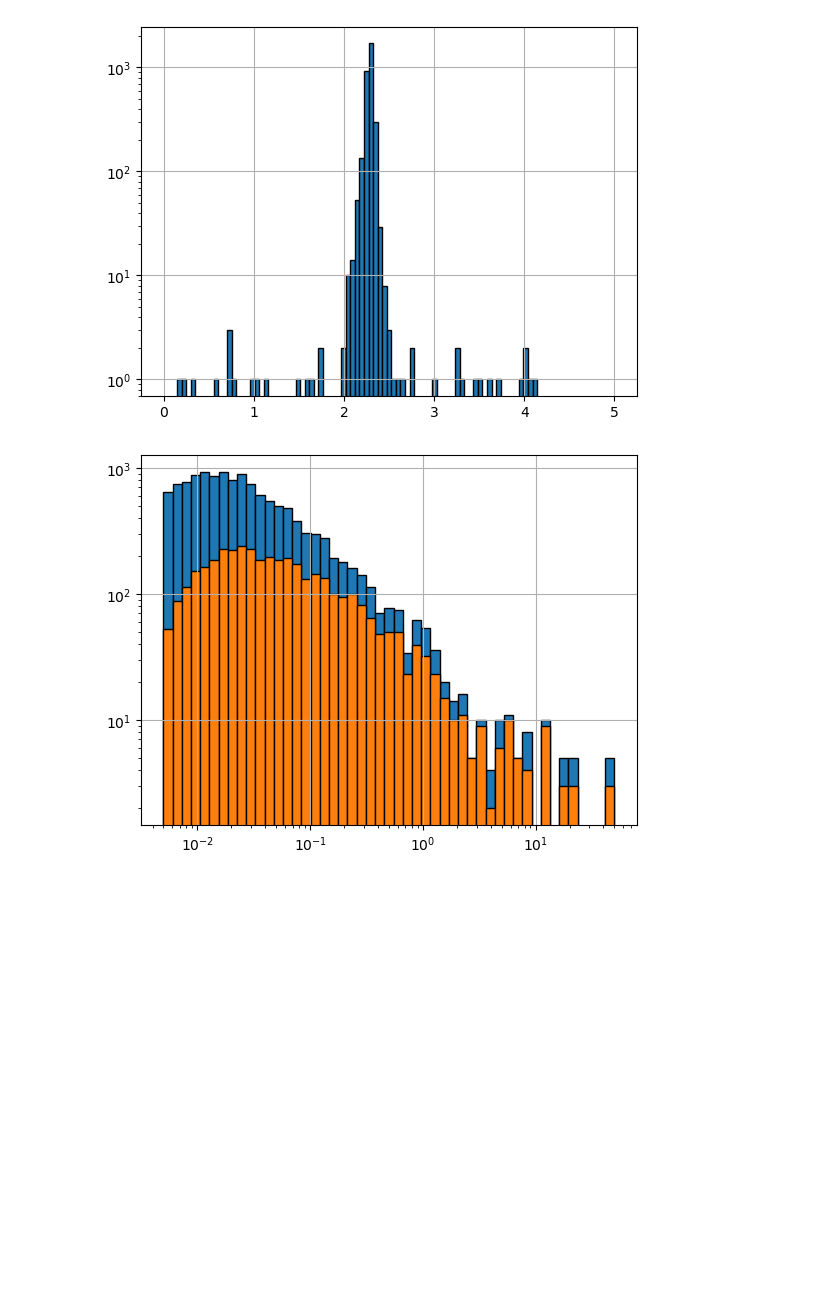
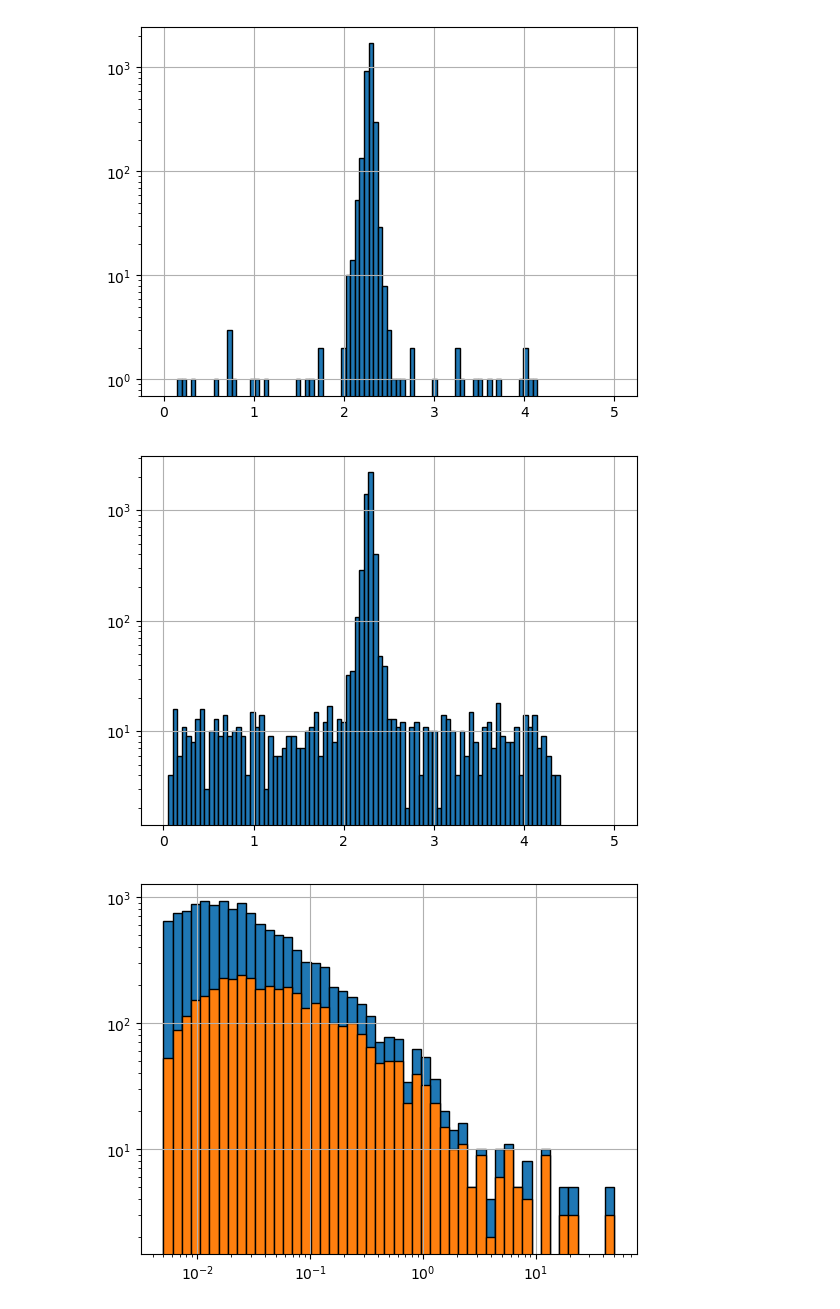
Before and after one commit to burmist-git/DBscan_on_simtel_data, a Jupyter notebook: convolve_dbscan.ipynb, the cells around one changed output. Saved outputs shown, nothing was run; the diff lists cells and outputs as text; code cells hidden in the pictures; blank space fills up the shorter version.

```diff
--- a/convolve_dbscan.ipynb
+++ b/convolve_dbscan.ipynb
@@ -126,6 +155,13 @@ plt.yscale('log')
 plt.show()
 # %% [output]
 [figure]
+# %%
+plt.hist(df_dbscan_trg_cl_only['L3_iso_t_mean_LST1'].values/1.5, bins=np.linspace(0.0, 5.0, num=100), edgecolor='black', alpha=1.0)
+plt.grid(True)
+plt.yscale('log')
+plt.show()
+# %% [output]
+[figure, added]
 # %%
 hist_energy_conv=plt.hist(df_dbscan_conv['energy'].values, bins=np.logspace(np.log10(0.005),np.log10(50),50), edgecolor='black', alpha=1.0)
 hist_energy_conv_trg=plt.hist(df_dbscan_conv_trg['energy'].values, bins=np.logspace(np.log10(0.005),np.log10(50),50), edgecolor='black', alpha=1.0)
```
Also changed, not shown: parts of 7 cells of this notebook.
